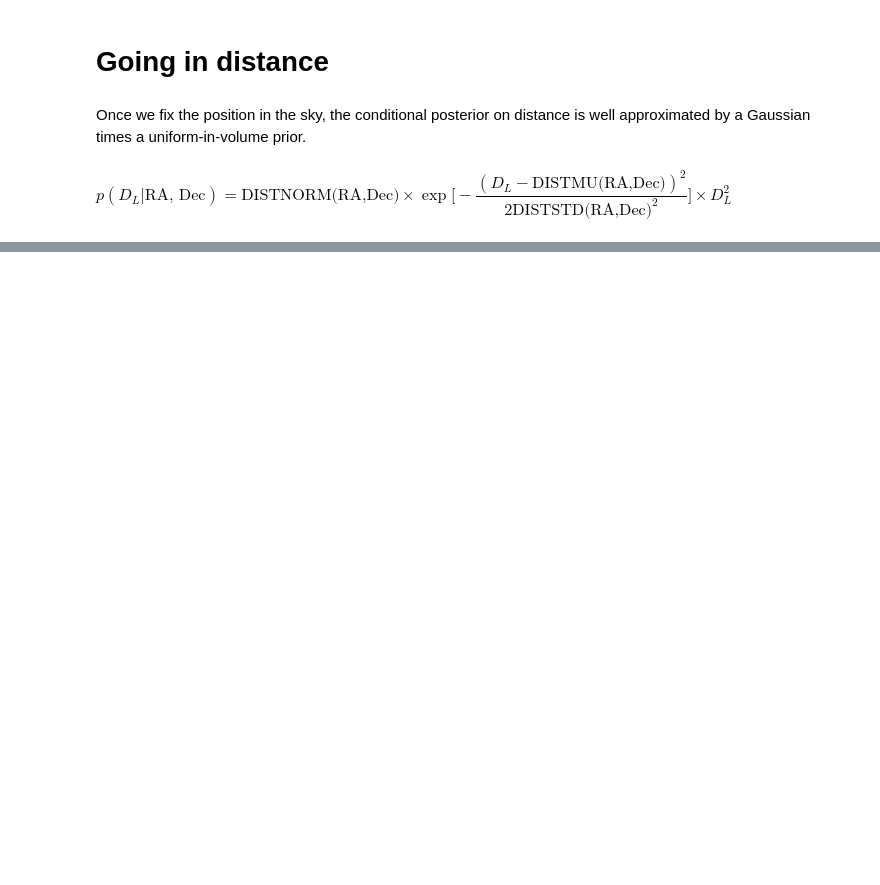
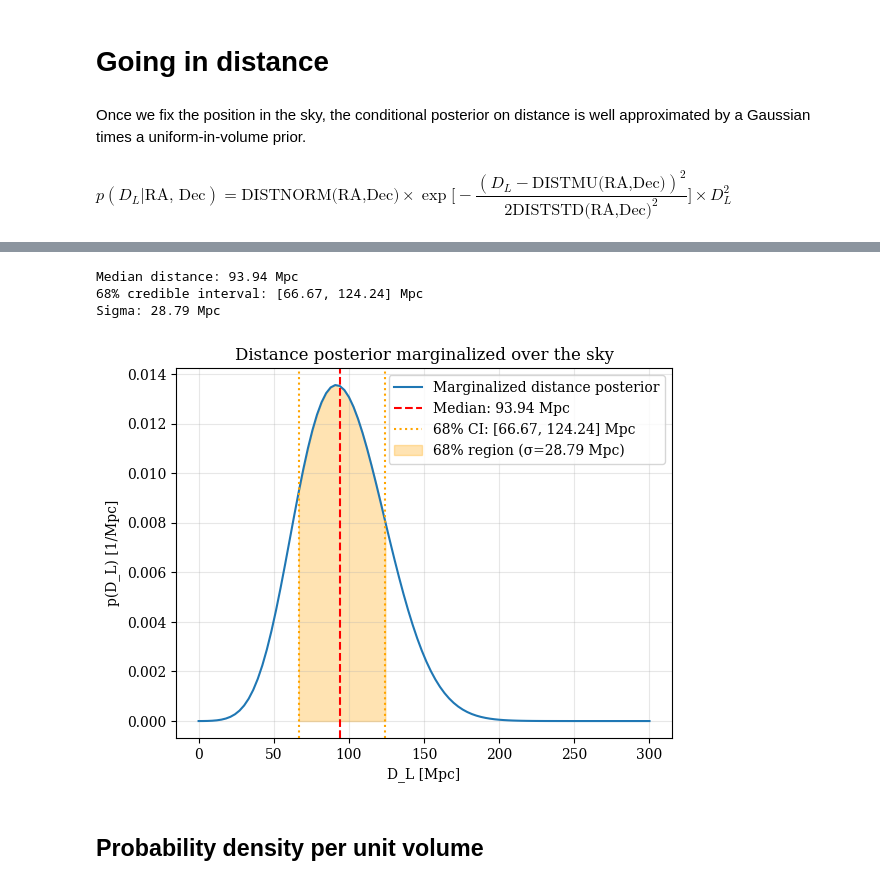
Before and after one commit to AndreaCozzumbo/acme_tutorials, a Jupyter notebook: alerts/skymaps.ipynb, the cells around one changed output, grey strips where cells are left out. Saved outputs shown, nothing was run; the diff lists cells and outputs as text; code cells hidden in the pictures; blank space fills up the shorter version.

```diff
--- a/alerts/skymaps.ipynb
+++ b/alerts/skymaps.ipynb
@@ -279,0 +394,64 @@ $p(D_L | \text{RA, Dec}) = \text{DISTNORM(RA,Dec)} \times \exp\Big[-\dfrac{(D_L
+# %%
+dmin = 0
+dmax = 300
+D = np.linspace(dmin, dmax, 100)
+
+mo_table = QTable.read('bayestar.multiorder.fits,1')
+
+level, ipix = ah.uniq_to_level_ipix(mo_table['UNIQ'])
+pixel_area = ah.nside_to_pixel_area(ah.level_to_nside(level))
+
+mu = mo_table['DISTMU'] .to_value(u.Mpc)      # [Mpc]
+sigma = mo_table['DISTSIGMA'].to_value(u.Mpc)   # [Mpc]
+distnorm = mo_table['DISTNORM'].to_value(1/u.Mpc**2)     # [1/Mpc^3]
+prob_density = mo_table['PROBDENSITY'].to_value(1/u.sr)  # [1/sr]
+pixel_area_sr = ah.nside_to_pixel_area(ah.level_to_nside(level))  # [sr]
+prob_density *= pixel_area_sr.to_value(u.sr)  # Convert to total probability per pixel
+
+# Compute marginalized distance posterior
+DL_marginal = np.array([np.sum(prob_density * dd**2 * distnorm * norm(mu, sigma).pdf(dd)) for dd in D])
+
+# Normalize the posterior
+DL_marginal /= np.trapz(DL_marginal, D)
+
+# Compute cumulative distribution
+cumulative = np.cumsum(DL_marginal)
+cumulative /= cumulative[-1]
+
+# Find median (50th percentile)
+median_idx = np.searchsorted(cumulative, 0.5)
+median_distance = D[median_idx]
+
+# Find 68% credible interval (16th and 84th percentiles)
+lower_idx = np.searchsorted(cumulative, 0.16)
+upper_idx = np.searchsorted(cumulative, 0.84)
+lower_distance = D[lower_idx]
+upper_distance = D[upper_idx]
+
+# Compute sigma (half of the 68% credible interval width)
+sigma_distance = (upper_distance - lower_distance) / 2
+
+print(f"Median distance: {median_distance:.2f} Mpc")
+print(f"68% credible interval: [{lower_distance:.2f}, {upper_distance:.2f}] Mpc")
+print(f"Sigma: {sigma_distance:.2f} Mpc")
+
+plt.figure()
+plt.plot(D, DL_marginal, label='Marginalized distance posterior')
+plt.axvline(median_distance, color='red', linestyle='--', label=f'Median: {median_distance:.2f} Mpc')
+plt.axvline(lower_distance, color='orange', linestyle=':', label=f'68% CI: [{lower_distance:.2f}, {upper_distance:.2f}] Mpc')
+plt.axvline(upper_distance, color='orange', linestyle=':')
+plt.fill_between(D, 0, DL_marginal, where=(D >= lower_distance) & (D <= upper_distance),
+                 alpha=0.3, color='orange', label=f'68% region (σ={sigma_distance:.2f} Mpc)')
+plt.xlabel('D_L [Mpc]')
+plt.ylabel('p(D_L) [1/Mpc]')
+plt.title('Distance posterior marginalized over the sky')
+plt.legend()
+plt.grid(True, alpha=0.3)
+plt.show()
+# %% [output]
+Median distance: 93.94 Mpc
+68% credible interval: [66.67, 124.24] Mpc
+Sigma: 28.79 Mpc
+[figure, added]
+# %% [markdown]
+## Probability density per unit volume
```
Also changed, not shown: parts of 25 cells of this notebook, 4 other files.
